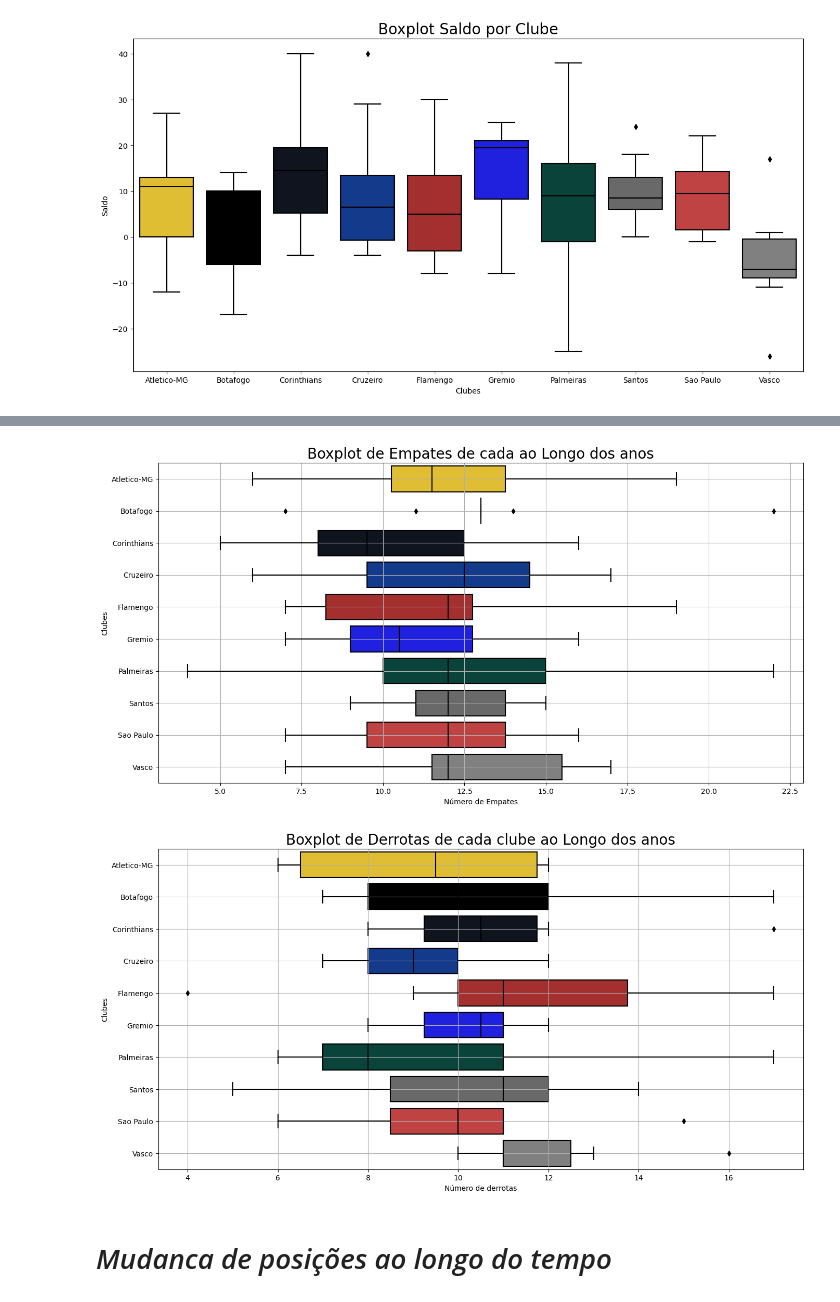
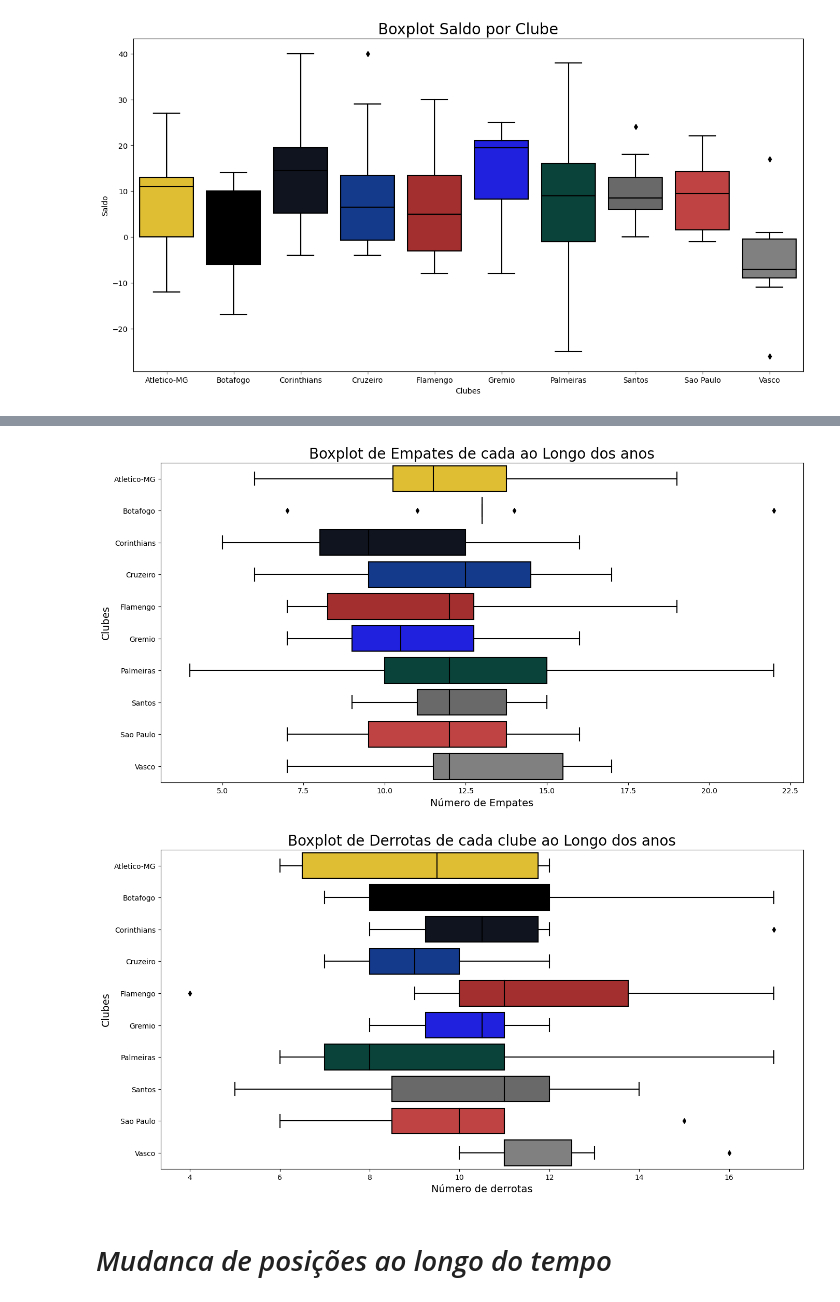
Before and after one commit to AVTBrasil/An-lise-de-Dados-no-Futebol, a Jupyter notebook: Analise_de_dados.ipynb, the cells around one changed output, grey strips where cells are left out. Cells and saved outputs as stored; diff of their text form; code cells hidden in the pictures.

```diff
--- a/Analise_de_dados.ipynb
+++ b/Analise_de_dados.ipynb
@@ -253,29 +292,27 @@ plt.show()
 # %%
 plt.figure(figsize=(16, 8))
 
 sns.boxplot(y = "Clubes", x = "Empates", data = df_filtrado, orient = 'h', palette = team_colors)
 
 plt.title('Boxplot de Empates de cada ao Longo dos anos', fontsize = 20)
-plt.xlabel('Número de Empates')
-plt.ylabel('Clubes')
+plt.xlabel('Número de Empates', fontsize = 14)
+plt.ylabel('Clubes', fontsize = 14)
 
-plt.grid(True)
 plt.show()
 # %% [output]
-[figure, old version]
+[figure, new version]
 # %%
 plt.figure(figsize=(16, 8))
 
 sns.boxplot(y = "Clubes", x = "Derrotas", data = df_filtrado, orient = 'h', palette = team_colors)
 
 plt.title('Boxplot de Derrotas de cada clube ao Longo dos anos', fontsize = 20)
-plt.xlabel('Número de derrotas')
-plt.ylabel('Clubes')
+plt.xlabel('Número de derrotas', fontsize = 14)
+plt.ylabel('Clubes', fontsize = 14)
 
-plt.grid(True)
 plt.show()
 # %% [output]
-[figure, old version]
+[figure, new version]
 # %% [markdown]
 # *Mudanca de posições ao longo do tempo* #
 # %%
```
Also changed, not shown: parts of 39 cells of this notebook.
